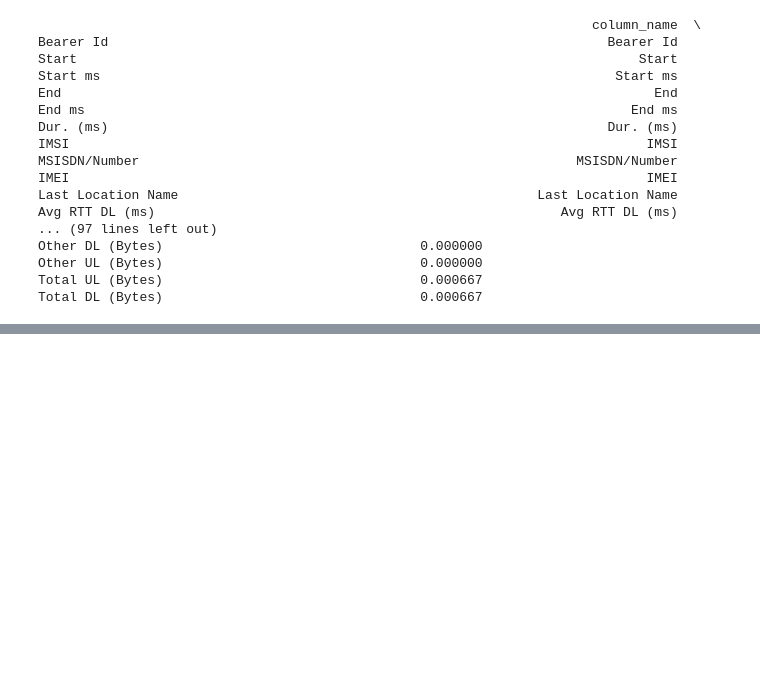
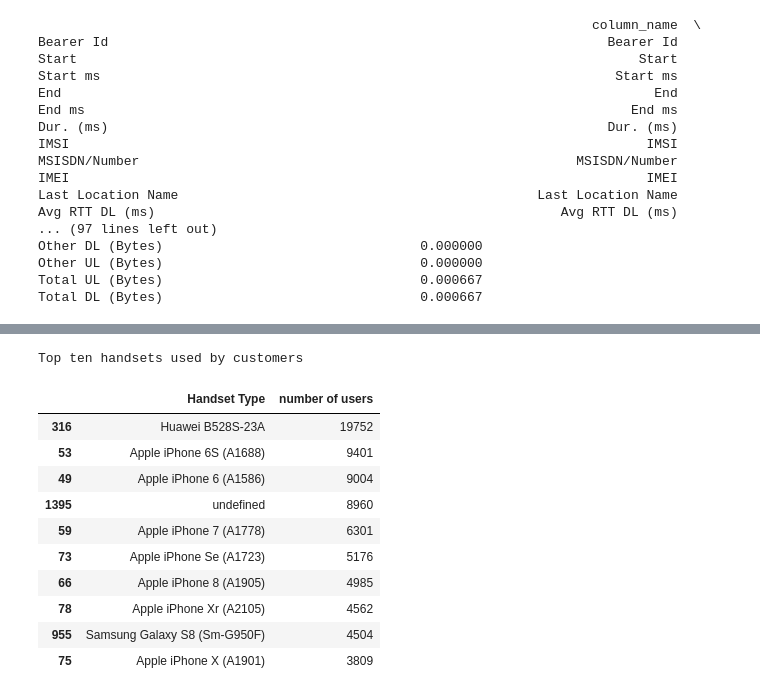
Before and after one commit to sel6/TellCo_Data_Analysis, a Jupyter notebook: notebooks/Data_Explore.ipynb, the cells around one changed output, grey strips where cells are left out. Drawn from its saved outputs; the diff is of its cells as text; code cells hidden in the pictures; blank space fills up the shorter version.

Commit message:
add top 10 handsets used by customers

```diff
--- a/notebooks/Data_Explore.ipynb
+++ b/notebooks/Data_Explore.ipynb
@@ -110,3 +108,9 @@ Other DL (Bytes)                                 0.000000
 Other UL (Bytes)                                 0.000000
 Total UL (Bytes)                                 0.000667
 Total DL (Bytes)                                 0.000667
+# %%
+perc = 30.0
+min_count = int(((100-perc)/100)*db.shape[0] +1)
+mod_db = db.dropna(axis=1, thresh=min_count)
+print("Modified Dataframe: ")
+mod_db.columns.tolist()
@@ -112,0 +172,18 @@ Total DL (Bytes)                                 0.000667
+# %%
+mod_db_handsets = pd.DataFrame({'number of users':mod_db.groupby(['Handset Type'])['Bearer Id'].count()}).reset_index()
+mod_db_handsets = mod_db_handsets.sort_values(['number of users'],ascending=False)
+print("Top ten handsets used by customers\n")
+mod_db_handsets.head(10)
+# %% [output]
+Top ten handsets used by customers
+|  | Handset Type | number of users |
+| 316 | Huawei B528S-23A | 19752 |
+| 53 | Apple iPhone 6S (A1688) | 9401 |
+| 49 | Apple iPhone 6 (A1586) | 9004 |
+| 1395 | undefined | 8960 |
+| 59 | Apple iPhone 7 (A1778) | 6301 |
+| 73 | Apple iPhone Se (A1723) | 5176 |
+| 66 | Apple iPhone 8 (A1905) | 4985 |
+| 78 | Apple iPhone Xr (A2105) | 4562 |
+| 955 | Samsung Galaxy S8 (Sm-G950F) | 4504 |
+| 75 | Apple iPhone X (A1901) | 3809 |
```
Also changed, not shown: parts of 4 cells of this notebook.
